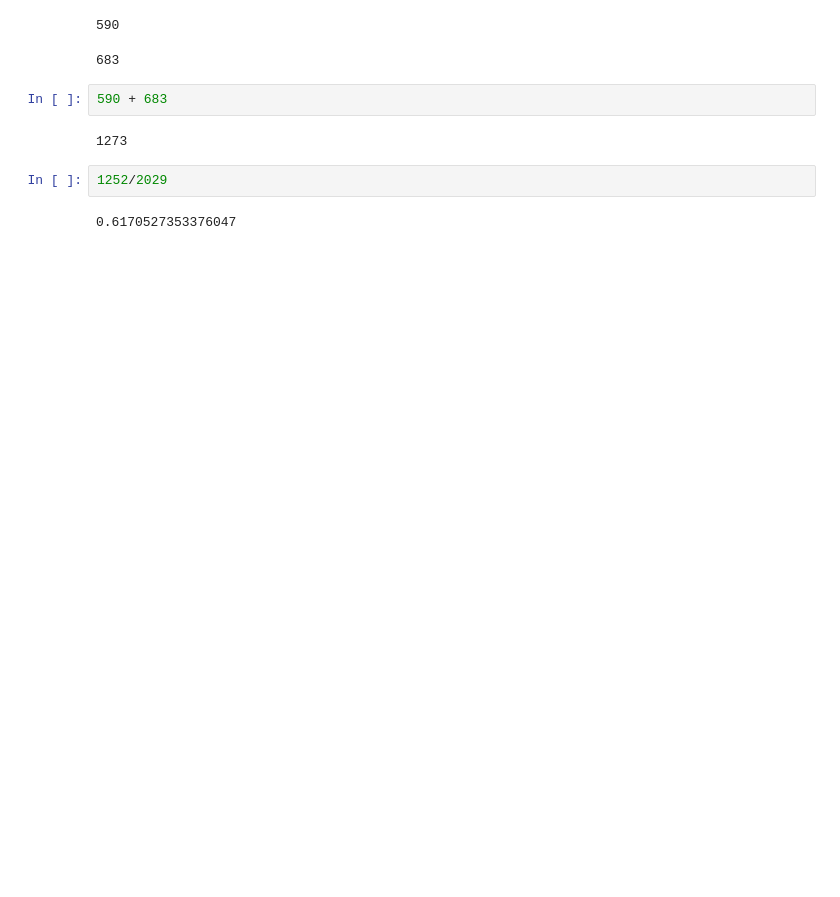
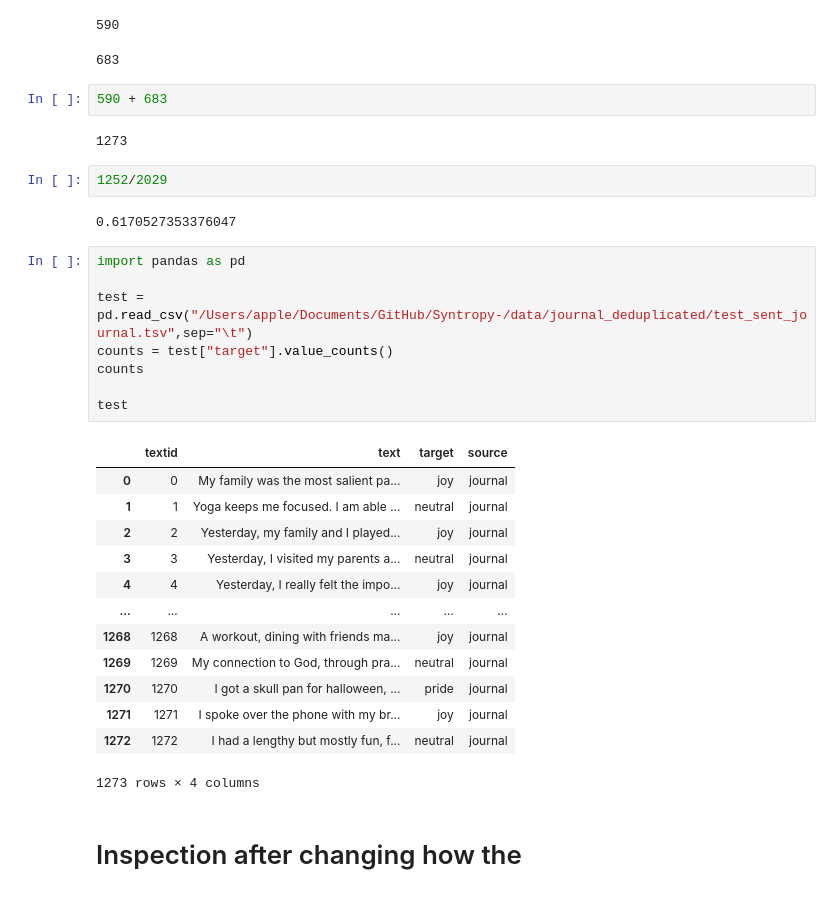
Before and after one commit to decoder3064/Syntropy-, a Jupyter notebook: notebooks/inspect_goemotions.ipynb, the cells around one changed output. Cells and saved outputs as stored; diff of their text form; blank space fills up the shorter version.

```diff
--- a/notebooks/inspect_goemotions.ipynb
+++ b/notebooks/inspect_goemotions.ipynb
@@ -234,3 +234,27 @@ len(train_dta.groupby("text").filter(lambda x: len(x) == 1))
 1252/2029
 # %% [output]
 0.6170527353376047
+# %%
+import pandas as pd
+
+test = pd.read_csv("/Users/apple/Documents/GitHub/Syntropy-/data/journal_deduplicated/test_sent_journal.tsv",sep="\t")
+counts = test["target"].value_counts()
+counts
+
+test
+# %% [output]
+|  | textid | text | target | source |
+| 0 | 0 | My family was the most salient pa... | joy | journal |
+| 1 | 1 | Yoga keeps me focused. I am able ... | neutral | journal |
+| 2 | 2 | Yesterday, my family and I played... | joy | journal |
+| 3 | 3 | Yesterday, I visited my parents a... | neutral | journal |
+| 4 | 4 | Yesterday, I really felt the impo... | joy | journal |
+| ... | ... | ... | ... | ... |
+| 1268 | 1268 | A workout, dining with friends ma... | joy | journal |
+| 1269 | 1269 | My connection to God, through pra... | neutral | journal |
+| 1270 | 1270 | I got a skull pan for halloween, ... | pride | journal |
+| 1271 | 1271 | I spoke over the phone with my br... | joy | journal |
+| 1272 | 1272 | I had a lengthy but mostly fun, f... | neutral | journal |
+1273 rows × 4 columns
+# %% [markdown]
+# Inspection after changing how the
```
Also changed, not shown: parts of 13 cells of this notebook, 1 other file.
